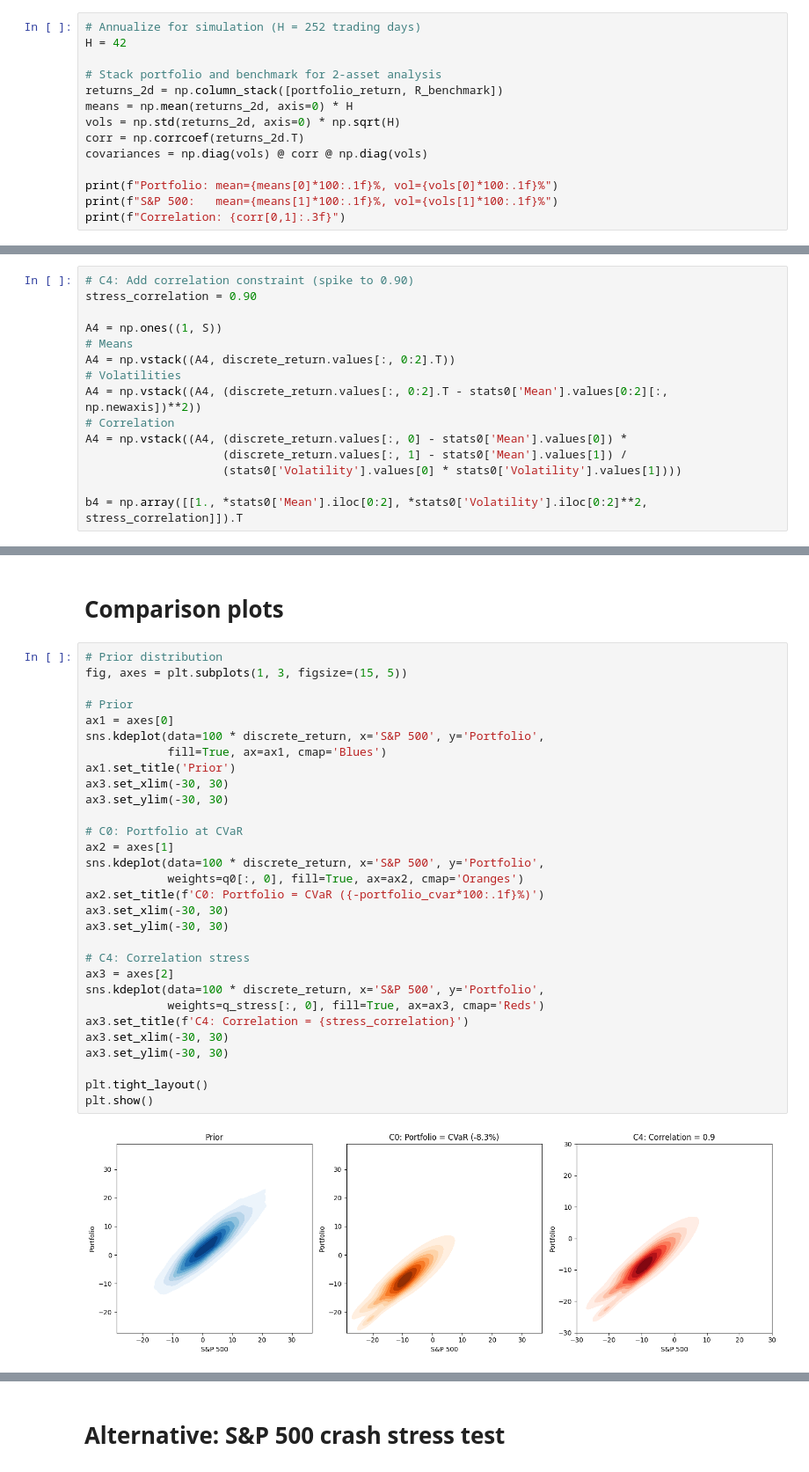
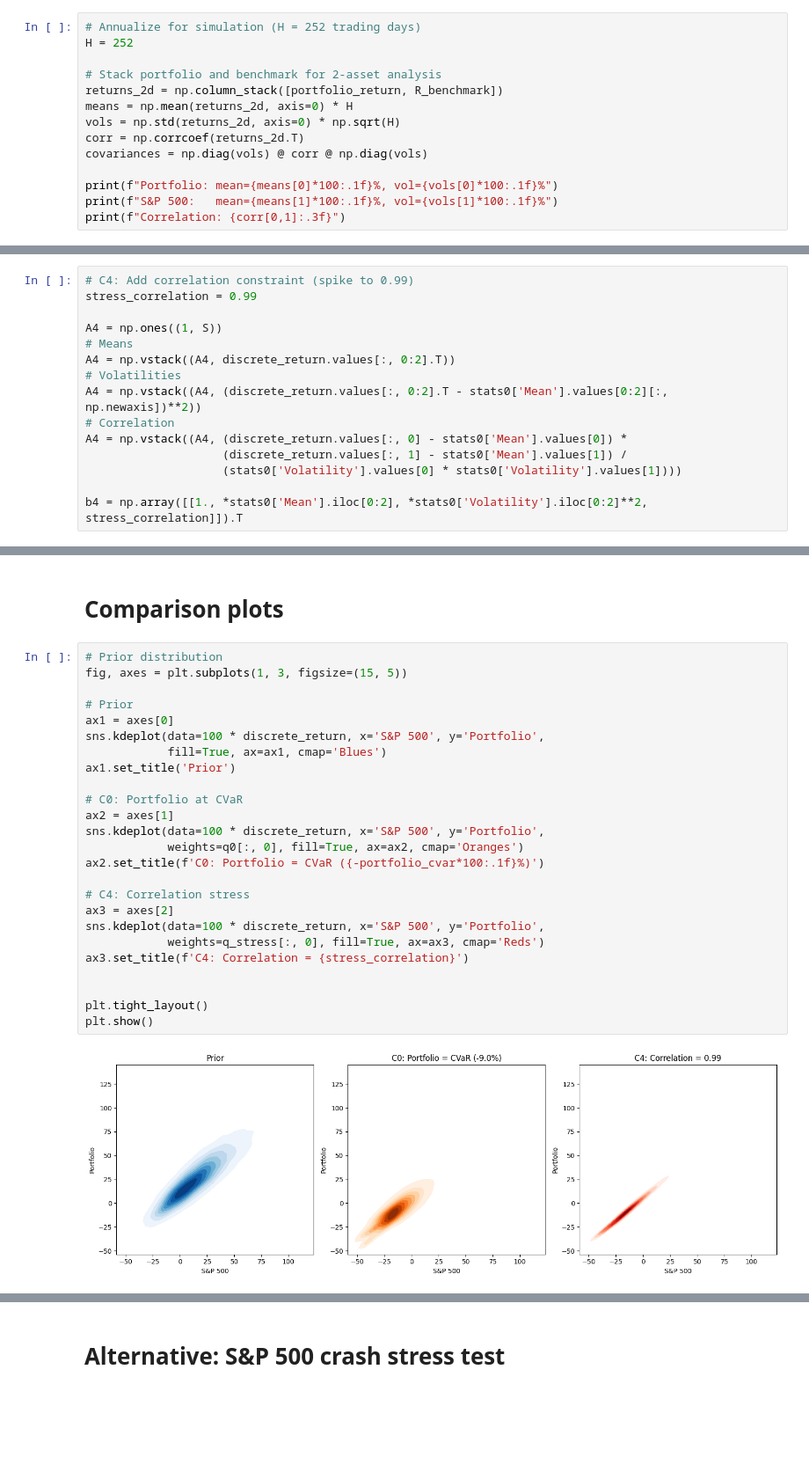
Before and after one commit to galamboslajos/Finance-Working-Files, a Jupyter notebook: Investments_2026/PortfolioStressTest.ipynb, the cells around one changed output, grey strips where cells are left out. Shown at 88% size. Drawn from its saved outputs; the diff is of its cells as text; blank space fills up the shorter version.

```diff
--- a/Investments_2026/PortfolioStressTest.ipynb
+++ b/Investments_2026/PortfolioStressTest.ipynb
@@ -82,7 +64,7 @@ portfolio_return = R_investable @ exposures
 # Specify prior parameters and simulate
 # %%
 # Annualize for simulation (H = 252 trading days)
-H = 42
+H = 252
 
 # Stack portfolio and benchmark for 2-asset analysis
 returns_2d = np.column_stack([portfolio_return, R_benchmark])
@@ -219,8 +212,8 @@ Portfolio 90%-CVaR = 8.3%
 # %% [markdown]
 # C4 Stress-Test: Correlation spike
 # %%
-# C4: Add correlation constraint (spike to 0.90)
-stress_correlation = 0.90
+# C4: Add correlation constraint (spike to 0.99)
+stress_correlation = 0.99
 
 A4 = np.ones((1, S))
 # Means
@@ -264,35 +257,30 @@ ft.correlation_matrix(discrete_return, q_stress)
 # %%
 # Prior distribution
 fig, axes = plt.subplots(1, 3, figsize=(15, 5))
 
 # Prior
 ax1 = axes[0]
 sns.kdeplot(data=100 * discrete_return, x='S&P 500', y='Portfolio',
             fill=True, ax=ax1, cmap='Blues')
 ax1.set_title('Prior')
-ax3.set_xlim(-30, 30)
-ax3.set_ylim(-30, 30)
 
 # C0: Portfolio at CVaR
 ax2 = axes[1]
 sns.kdeplot(data=100 * discrete_return, x='S&P 500', y='Portfolio',
             weights=q0[:, 0], fill=True, ax=ax2, cmap='Oranges')
 ax2.set_title(f'C0: Portfolio = CVaR ({-portfolio_cvar*100:.1f}%)')
-ax3.set_xlim(-30, 30)
-ax3.set_ylim(-30, 30)
 
 # C4: Correlation stress
 ax3 = axes[2]
 sns.kdeplot(data=100 * discrete_return, x='S&P 500', y='Portfolio',
             weights=q_stress[:, 0], fill=True, ax=ax3, cmap='Reds')
 ax3.set_title(f'C4: Correlation = {stress_correlation}')
-ax3.set_xlim(-30, 30)
-ax3.set_ylim(-30, 30)
+
 
 plt.tight_layout()
 plt.show()
 # %% [output]
-[figure, old version]
+[figure, new version]
 # %%
 # Marginal distributions comparison
 fig, axes = plt.subplots(1, 2, figsize=(12, 5))
```
Also changed, not shown: parts of 18 cells of this notebook.
